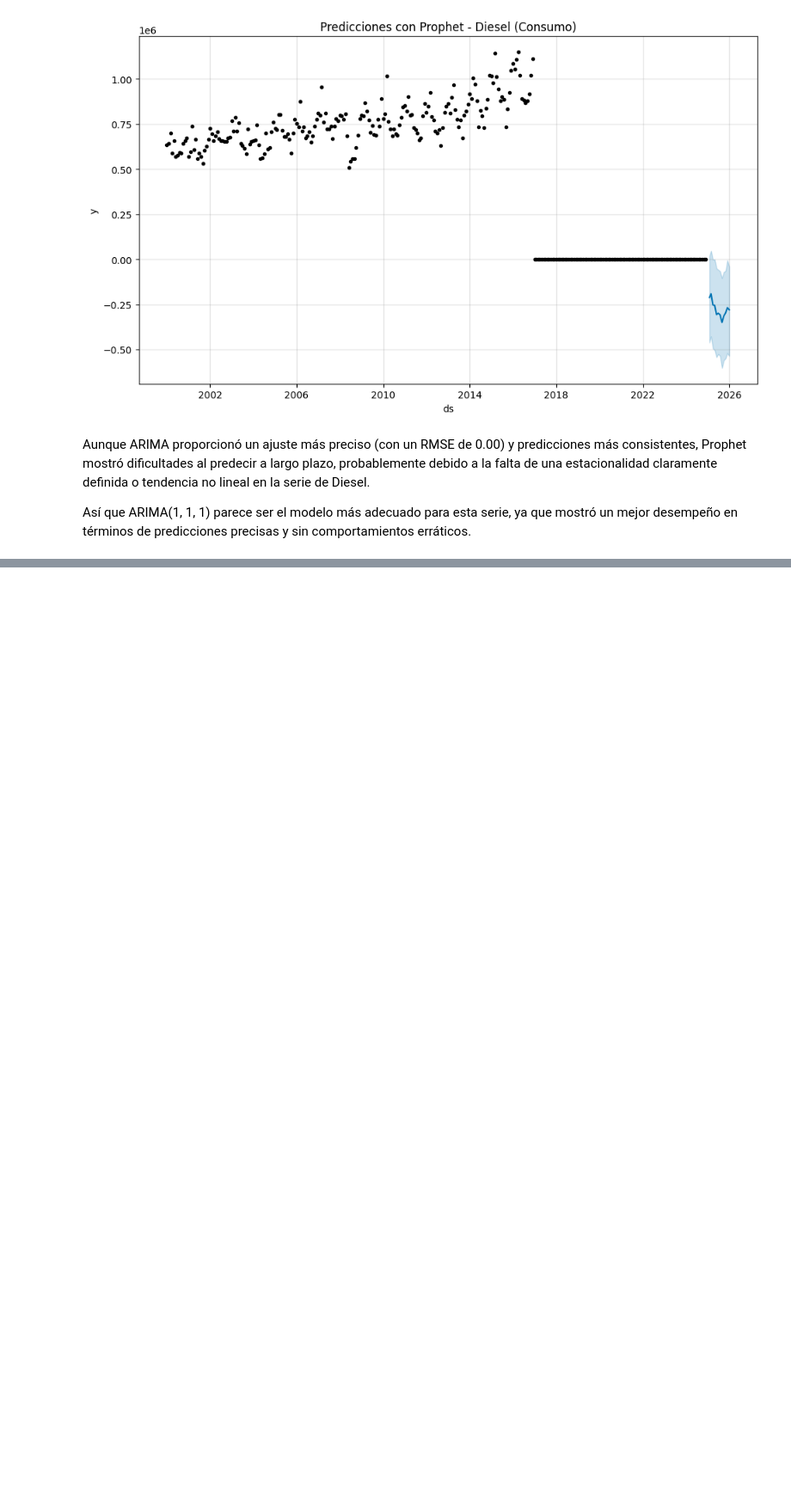
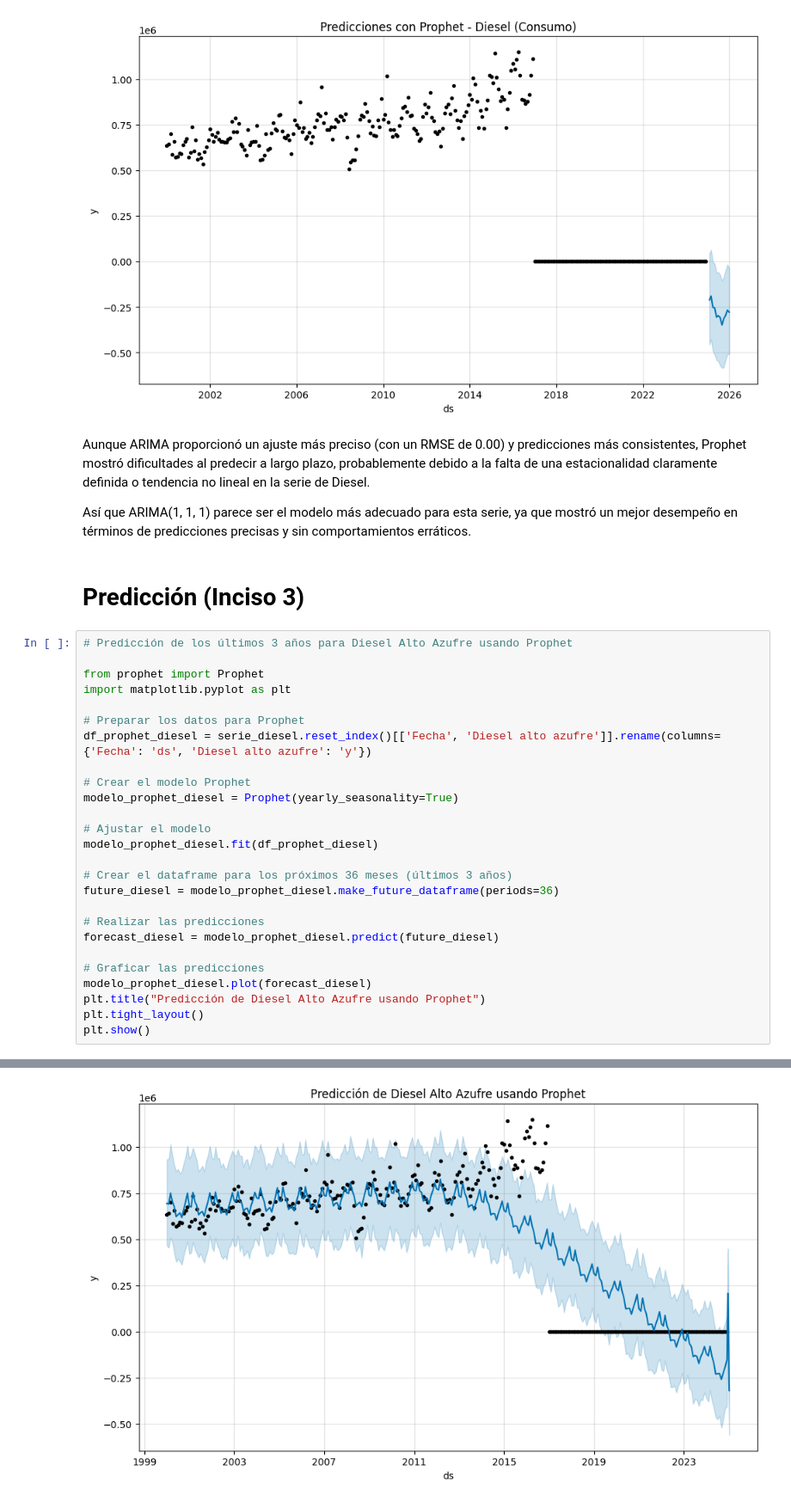
Before and after one commit to michellemej22596/Laboratorio-01-Series-de-Tiempo, a Jupyter notebook: ConsumoDiesel.ipynb, the cells around one changed output, grey strips where cells are left out. Shown: that part at 86% size. Drawn from its saved outputs; the diff is of its cells as text; blank space fills up the shorter version.

Commit message:
Feat: Predicciones de consumo para gasolina super, regular y diesel con prophet

```diff
--- a/ConsumoDiesel.ipynb
+++ b/ConsumoDiesel.ipynb
@@ -222,3 +223,32 @@ plt.show()
 Aunque ARIMA proporcionó un ajuste más preciso (con un RMSE de 0.00) y predicciones más consistentes, Prophet mostró dificultades al predecir a largo plazo, probablemente debido a la falta de una estacionalidad claramente definida o tendencia no lineal en la serie de Diesel.
 
 Así que ARIMA(1, 1, 1) parece ser el modelo más adecuado para esta serie, ya que mostró un mejor desempeño en términos de predicciones precisas y sin comportamientos erráticos.
+# %% [markdown]
+# Predicción (Inciso 3)
+# %%
+# Predicción de los últimos 3 años para Diesel Alto Azufre usando Prophet
+
+from prophet import Prophet
+import matplotlib.pyplot as plt
+
+# Preparar los datos para Prophet
+df_prophet_diesel = serie_diesel.reset_index()[['Fecha', 'Diesel alto azufre']].rename(columns={'Fecha': 'ds', 'Diesel alto azufre': 'y'})
+
+# Crear el modelo Prophet
+modelo_prophet_diesel = Prophet(yearly_seasonality=True)
+
+# Ajustar el modelo
+modelo_prophet_diesel.fit(df_prophet_diesel)
+
+# Crear el dataframe para los próximos 36 meses (últimos 3 años)
+future_diesel = modelo_prophet_diesel.make_future_dataframe(periods=36)
+
+# Realizar las predicciones
+forecast_diesel = modelo_prophet_diesel.predict(future_diesel)
+
+# Graficar las predicciones
+modelo_prophet_diesel.plot(forecast_diesel)
+plt.title("Predicción de Diesel Alto Azufre usando Prophet")
+plt.tight_layout()
+plt.show()
+# %% [output]
@@ -224,0 +257 @@ Así que ARIMA(1, 1, 1) parece ser el modelo más adecuado para esta serie, ya q
+[figure, added]
```
Also changed, not shown: parts of 6 cells of this notebook, 3 other files.
